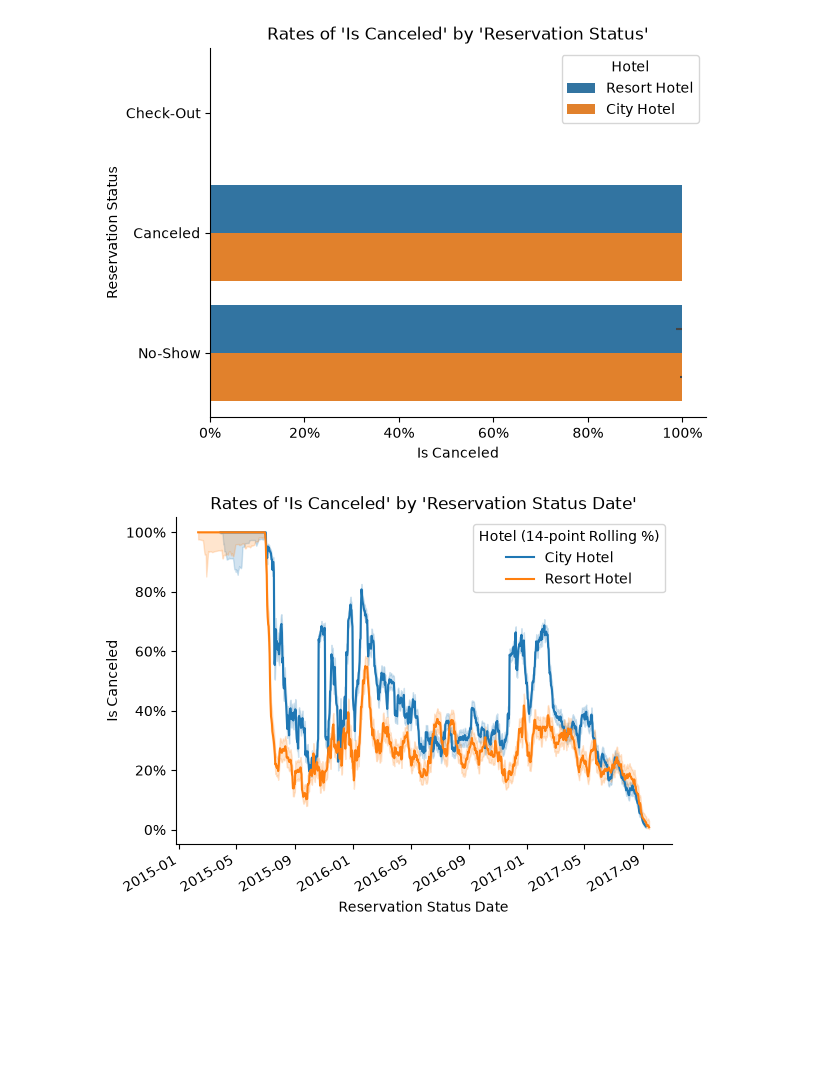
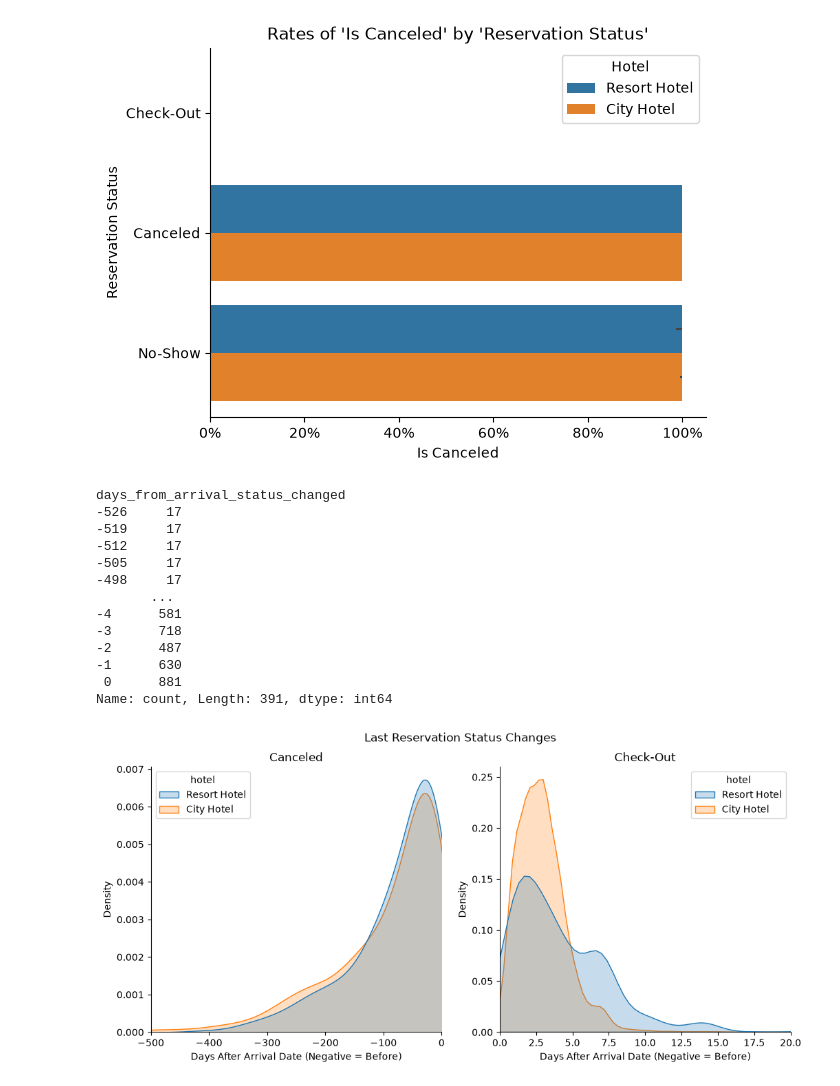
Before and after one commit to mcuzzii/hotel-booking-cancellations, a Jupyter notebook: notebooks/hotel.ipynb, the cells around one changed output. Cells and saved outputs as stored; diff of their text form; code cells hidden in the pictures; blank space fills up the shorter version.

```diff
--- a/notebooks/hotel.ipynb
+++ b/notebooks/hotel.ipynb
@@ -76,19 +74,6 @@ sns.despine(ax=ax)
 plt.show()
 # %% [output]
 [figure]
-# %%
-df['arrival_date'] = pd.to_datetime(
-    df['arrival_date_year'].astype(str)
-    + '-'
-    + df['arrival_date_month']
-    + '-'
-    + df['arrival_date_day_of_month'].astype(str),
-    format='%Y-%B-%d'
-)
-df['arrival_month_and_day'] = pd.to_datetime(
-    '2000-' + df['arrival_date'].dt.strftime('%m-%d'),
-    format='%Y-%m-%d'
-)
 # %%
 grouped_lineplot(df, 'arrival_date_week_number', 'is_canceled', 'hotel')
 # %% [output]
@@ -212,9 +266,63 @@ grouped_barplot(df, 'total_of_special_requests', 'is_canceled', 'hotel')
 grouped_barplot(df, 'reservation_status', 'is_canceled', 'hotel')
 # %% [output]
 [figure]
-# %%
-df['reservation_status_date'] = pd.to_datetime(df['reservation_status_date'])
+# %%
+df.assign(
+    days_from_arrival_status_changed=(
+        pd.to_datetime(df['reservation_status_date'])
+        - pd.to_datetime(
+            df['arrival_date_year'].astype(str)
+            + '-'
+            + df['arrival_date_month']
+            + '-'
+            + df['arrival_date_day_of_month'].astype(str),
+            format='%Y-%B-%d'
+        )
+    ).dt.days
+).loc[df['reservation_status'] == 'Canceled', 'days_from_arrival_status_changed'].value_counts().sort_index()
+# %% [output]
+days_from_arrival_status_changed
+-526     17
+-519     17
+-512     17
+-505     17
+-498     17
+       ...
+-4      581
+-3      718
+-2      487
+-1      630
+ 0      881
+Name: count, Length: 391, dtype: int64
 # %%
-grouped_lineplot(df, 'reservation_status_date', 'is_canceled', 'hotel', rolling_period=14)
+fig, axes = plt.subplots(nrows=1, ncols=2, figsize=(12, 5))
+for ax, s, lims in zip(axes, ['Canceled', 'Check-Out'], [(-500, 0), (0, 20)]):
+    sns.kdeplot(
+        df.assign(
+            days_from_arrival_status_changed=(
+                pd.to_datetime(df['reservation_status_date'])
+                - pd.to_datetime(
+                    df['arrival_date_year'].astype(str)
+                    + '-'
+                    + df['arrival_date_month']
+                    + '-'
+                    + df['arrival_date_day_of_month'].astype(str),
+                    format='%Y-%B-%d'
+                )
+            ).dt.days
+        ).loc[df['reservation_status'] == s],
+        x='days_from_arrival_status_changed',
+        hue='hotel',
+        bw_adjust=2.5,
+        fill=True,
+        common_norm=False,
+        ax=ax
+    )
+    ax.set_title(s)
+    ax.set_xlabel('Days After Arrival Date (Negative = Before)')
+    ax.set_xlim(lims)
+    sns.despine(ax=ax)
+fig.suptitle('Last Reservation Status Changes')
+fig.show()
 # %% [output]
-[figure, old version]
+[figure, new version]
```
Also changed, not shown: parts of 28 cells of this notebook, 1 other file.
